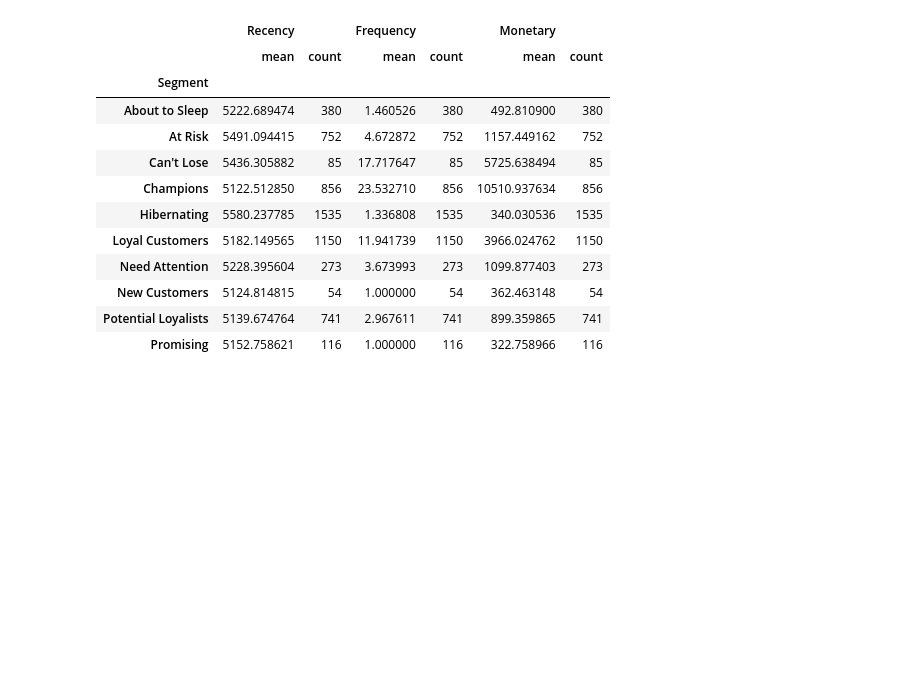
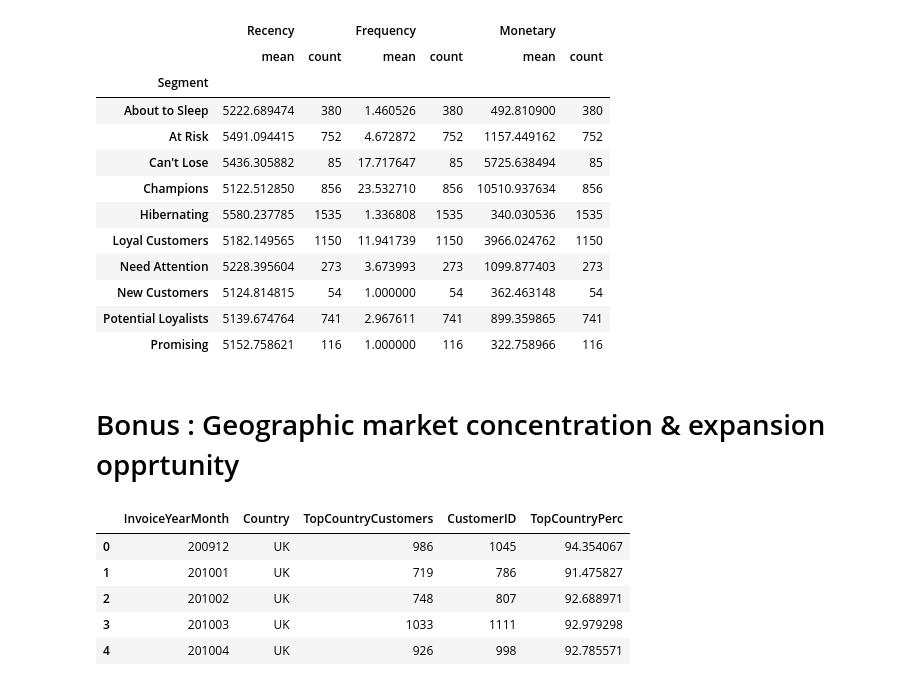
Before and after one commit to jarviscanada/jarvis_data_eng_KantyGakima, a Jupyter notebook: python_data_analytics/retail_data_analytics_wrangling.ipynb, the cells around one changed output. Drawn from its saved outputs; the diff is of its cells as text; code cells hidden in the pictures; blank space fills up the shorter version.

Commit message:
bonus analysis

```diff
--- a/python_data_analytics/retail_data_analytics_wrangling.ipynb
+++ b/python_data_analytics/retail_data_analytics_wrangling.ipynb
@@ -506,3 +519,48 @@ rfm_df[["Segment", "Recency","Frequency","Monetary"]].groupby("Segment").agg(["m
 | New Customers | 5124.814815 | 54 | 1.000000 | 54 | 362.463148 | 54 |
 | Potential Loyalists | 5139.674764 | 741 | 2.967611 | 741 | 899.359865 | 741 |
 | Promising | 5152.758621 | 116 | 1.000000 | 116 | 322.758966 | 116 |
+# %% [markdown]
+ # Bonus : Geographic market concentration & expansion opprtunity
+# %%
+monthly_country_customers = (
+    online_retail_df
+    .dropna(subset=['CustomerID'])  # remove rows with missing customers
+    .groupby(['InvoiceYearMonth', 'Country'])['CustomerID']
+    .nunique()
+    .reset_index()
+    .rename(columns={'CustomerID': 'UniqueCustomers'})
+)
+# %%
+# Sort so highest customers per month comes first
+top_country_per_month = (
+    monthly_country_customers
+    .sort_values(['InvoiceYearMonth', 'UniqueCustomers'], ascending=[True, False])
+    .groupby('InvoiceYearMonth')
+    .head(1)
+    .reset_index(drop=True)
+)
+
+top_country_per_month = top_country_per_month.rename(
+    columns={'UniqueCustomers': 'TopCountryCustomers'}
+)
+# %%
+comparison_df = top_country_per_month.merge(
+    monthly_active_users,
+    on='InvoiceYearMonth',
+    how='left'
+)
+comparison_df.head()
+# Calculate share of top country
+comparison_df['TopCountryPerc'] = (
+    comparison_df['TopCountryCustomers'] / comparison_df['CustomerID'] * 100
+)
+comparison_df['Country'] = comparison_df['Country'].replace({'United Kingdom': 'UK'})
+
+comparison_df.head()
+# %% [output]
+|  | InvoiceYearMonth | Country | TopCountryCustomers | CustomerID | TopCountryPerc |
+| 0 | 200912 | UK | 986 | 1045 | 94.354067 |
+| 1 | 201001 | UK | 719 | 786 | 91.475827 |
+| 2 | 201002 | UK | 748 | 807 | 92.688971 |
+| 3 | 201003 | UK | 1033 | 1111 | 92.979298 |
+| 4 | 201004 | UK | 926 | 998 | 92.785571 |
```
Also changed, not shown: parts of 3 cells of this notebook.
